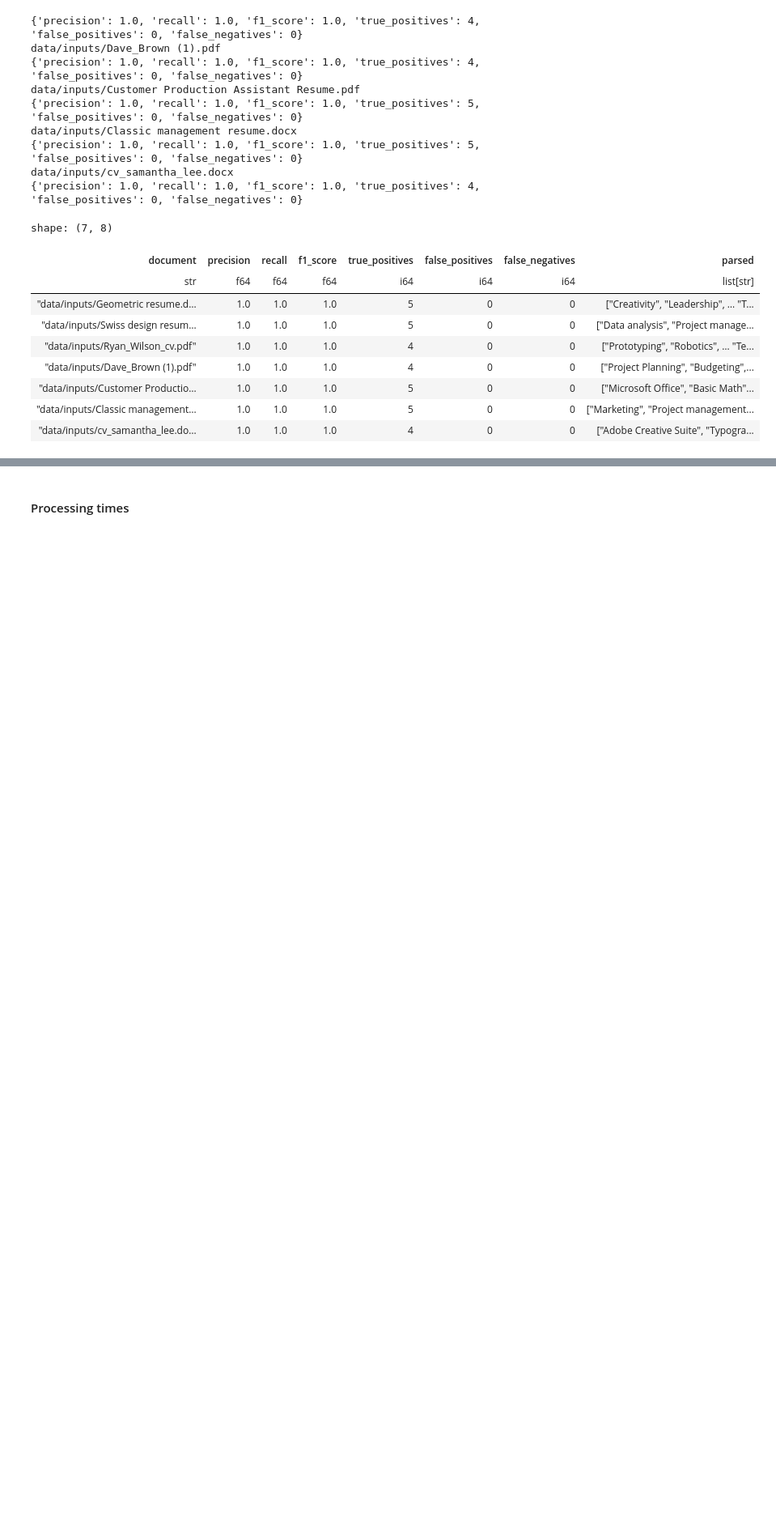
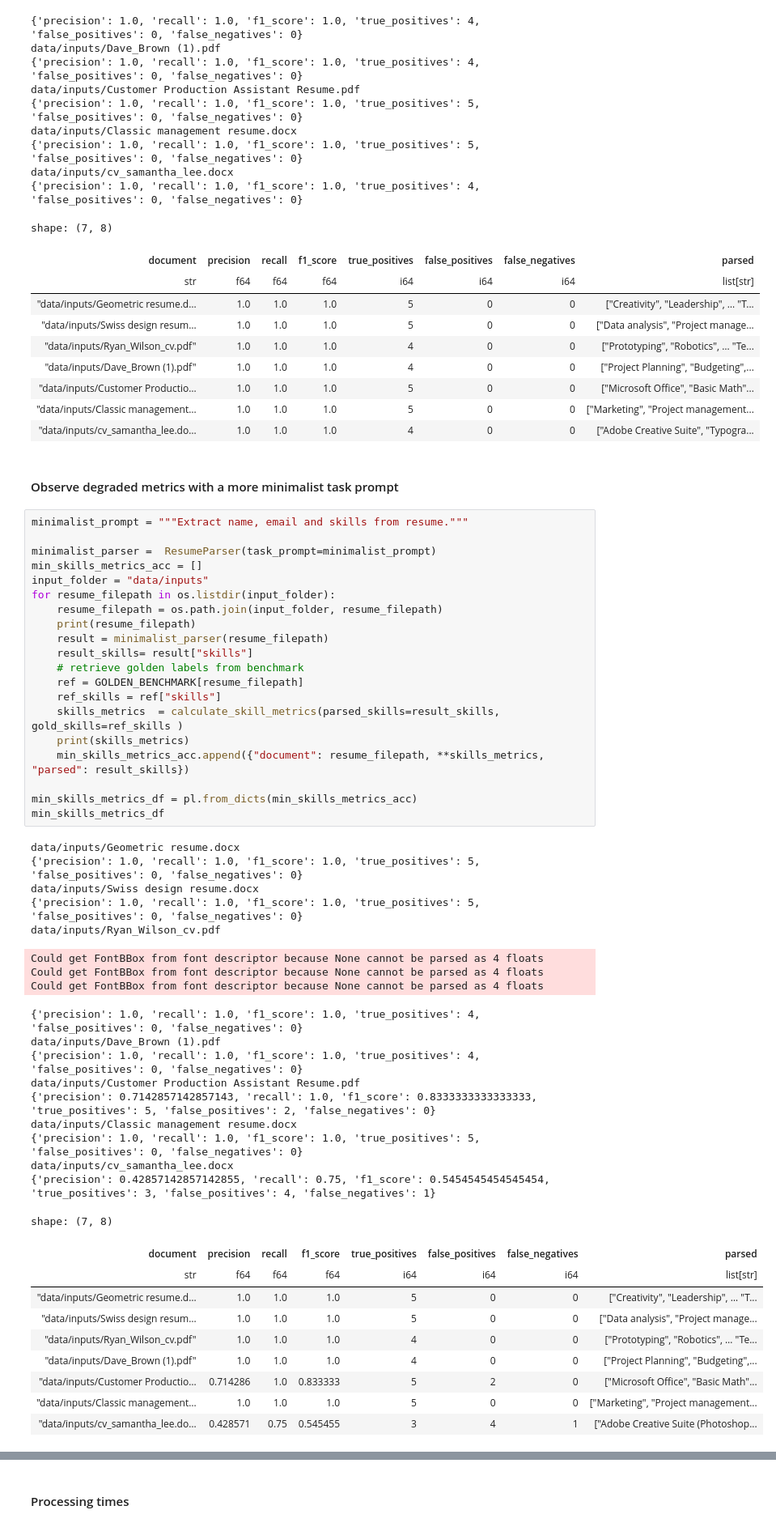
Before and after one commit to Batmobil/resume_parser, a Jupyter notebook: resume_parser.ipynb, the cells around one changed output, grey strips where cells are left out. Shown: that part at 81% size. Drawn from its saved outputs; the diff is of its cells as text; blank space fills up the shorter version.

```diff
--- a/resume_parser.ipynb
+++ b/resume_parser.ipynb
@@ -481,3 +481,53 @@ shape: (7, 8)
 | "data/inputs/Customer Productio… | 1.0 | 1.0 | 1.0 | 5 | 0 | 0 | ["Microsoft Office", "Basic Math"... |
 | "data/inputs/Classic management… | 1.0 | 1.0 | 1.0 | 5 | 0 | 0 | ["Marketing", "Project management... |
 | "data/inputs/cv_samantha_lee.do… | 1.0 | 1.0 | 1.0 | 4 | 0 | 0 | ["Adobe Creative Suite", "Typogra... |
+# %% [markdown]
+#### Observe degraded metrics with a more minimalist task prompt
+# %%
+minimalist_prompt = """Extract name, email and skills from resume."""
+
+minimalist_parser =  ResumeParser(task_prompt=minimalist_prompt)
+min_skills_metrics_acc = []
+input_folder = "data/inputs"
+for resume_filepath in os.listdir(input_folder):
+    resume_filepath = os.path.join(input_folder, resume_filepath)
+    print(resume_filepath)
+    result = minimalist_parser(resume_filepath)
+    result_skills= result["skills"]
+    # retrieve golden labels from benchmark
+    ref = GOLDEN_BENCHMARK[resume_filepath]
+    ref_skills = ref["skills"]
+    skills_metrics  = calculate_skill_metrics(parsed_skills=result_skills, gold_skills=ref_skills )
+    print(skills_metrics)
+    min_skills_metrics_acc.append({"document": resume_filepath, **skills_metrics, "parsed": result_skills})
+
+min_skills_metrics_df = pl.from_dicts(min_skills_metrics_acc)
+min_skills_metrics_df
+# %% [output]
+data/inputs/Geometric resume.docx
+{'precision': 1.0, 'recall': 1.0, 'f1_score': 1.0, 'true_positives': 5, 'false_positives': 0, 'false_negatives': 0}
+data/inputs/Swiss design resume.docx
+{'precision': 1.0, 'recall': 1.0, 'f1_score': 1.0, 'true_positives': 5, 'false_positives': 0, 'false_negatives': 0}
+data/inputs/Ryan_Wilson_cv.pdf
+Could get FontBBox from font descriptor because None cannot be parsed as 4 floats
+Could get FontBBox from font descriptor because None cannot be parsed as 4 floats
+Could get FontBBox from font descriptor because None cannot be parsed as 4 floats
+{'precision': 1.0, 'recall': 1.0, 'f1_score': 1.0, 'true_positives': 4, 'false_positives': 0, 'false_negatives': 0}
+data/inputs/Dave_Brown (1).pdf
+{'precision': 1.0, 'recall': 1.0, 'f1_score': 1.0, 'true_positives': 4, 'false_positives': 0, 'false_negatives': 0}
+data/inputs/Customer Production Assistant Resume.pdf
+{'precision': 0.7142857142857143, 'recall': 1.0, 'f1_score': 0.8333333333333333, 'true_positives': 5, 'false_positives': 2, 'false_negatives': 0}
+data/inputs/Classic management resume.docx
+{'precision': 1.0, 'recall': 1.0, 'f1_score': 1.0, 'true_positives': 5, 'false_positives': 0, 'false_negatives': 0}
+data/inputs/cv_samantha_lee.docx
+{'precision': 0.42857142857142855, 'recall': 0.75, 'f1_score': 0.5454545454545454, 'true_positives': 3, 'false_positives': 4, 'false_negatives': 1}
+shape: (7, 8)
+| document | precision | recall | f1_score | true_positives | false_positives | false_negatives | parsed |
+| str | f64 | f64 | f64 | i64 | i64 | i64 | list[str] |
+| "data/inputs/Geometric resume.d… | 1.0 | 1.0 | 1.0 | 5 | 0 | 0 | ["Creativity", "Leadership", … "T... |
+| "data/inputs/Swiss design resum… | 1.0 | 1.0 | 1.0 | 5 | 0 | 0 | ["Data analysis", "Project manage... |
+| "data/inputs/Ryan_Wilson_cv.pdf" | 1.0 | 1.0 | 1.0 | 4 | 0 | 0 | ["Prototyping", "Robotics", … "Te... |
+| "data/inputs/Dave_Brown (1).pdf" | 1.0 | 1.0 | 1.0 | 4 | 0 | 0 | ["Project Planning", "Budgeting",... |
+| "data/inputs/Customer Productio… | 0.714286 | 1.0 | 0.833333 | 5 | 2 | 0 | ["Microsoft Office", "Basic Math"... |
+| "data/inputs/Classic management… | 1.0 | 1.0 | 1.0 | 5 | 0 | 0 | ["Marketing", "Project management... |
+| "data/inputs/cv_samantha_lee.do… | 0.428571 | 0.75 | 0.545455 | 3 | 4 | 1 | ["Adobe Creative Suite (Photoshop... |
```
Also changed, not shown: parts of 1 cell of this notebook.
